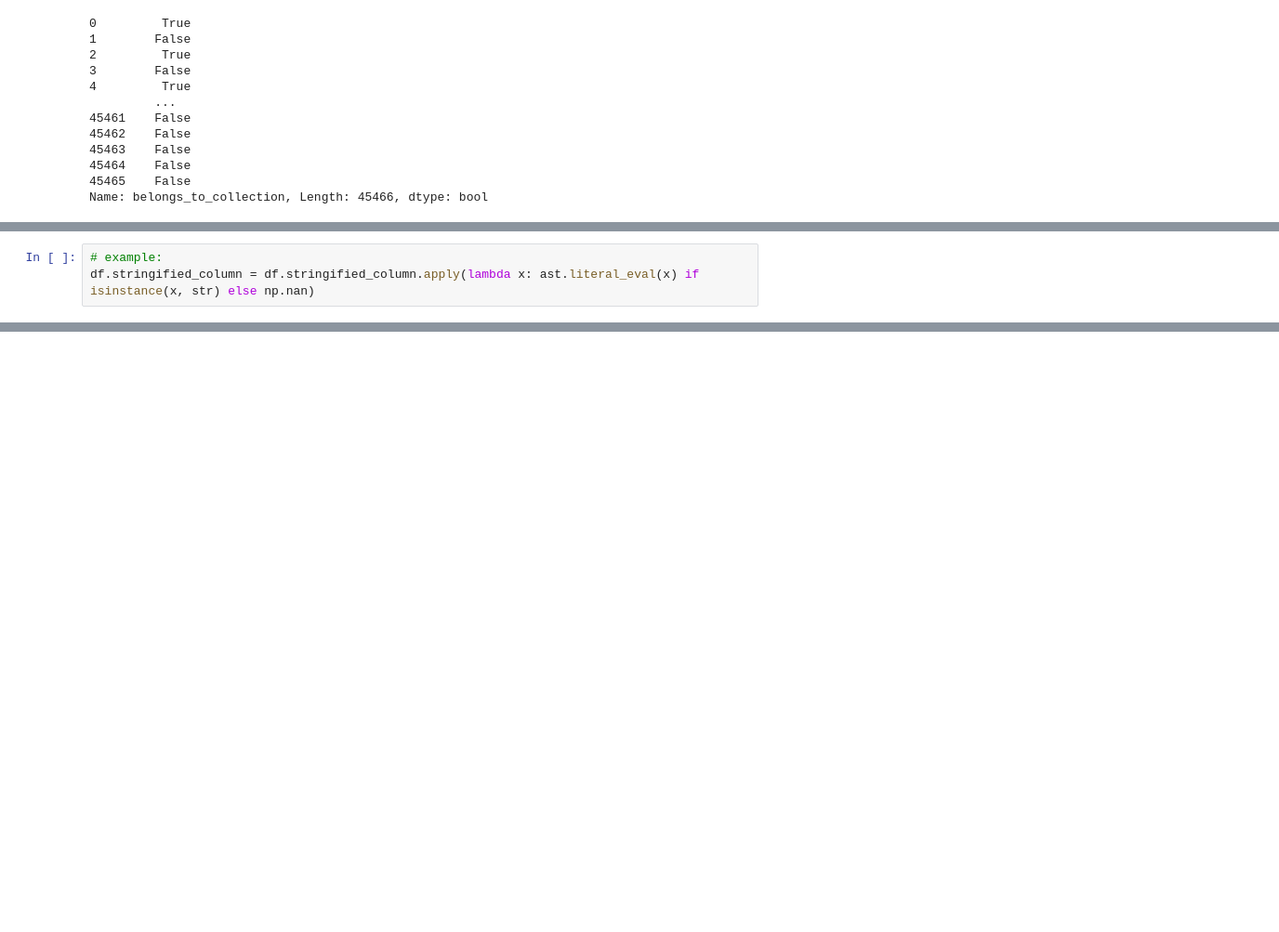
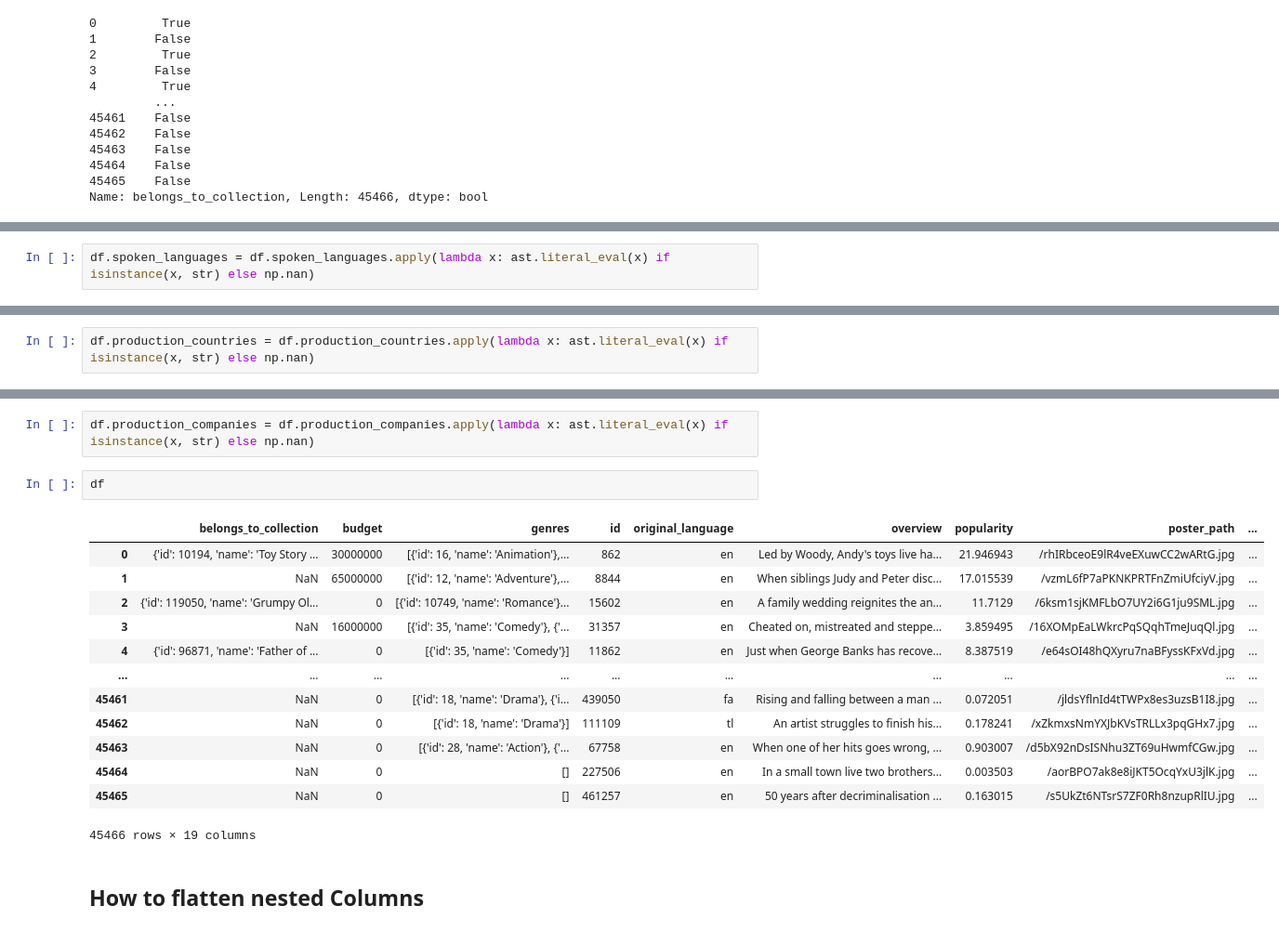
Before and after one commit to Jamal811/Data-Science, a Jupyter notebook: Data-Scince-Projectbase/12-Projects-Data Science course/3 - Project 3 Data Cleaning Tidy up messy Datasets Movies Dataset/Project_03_ProjectBrief_blank.ipynb, the cells around one changed output, grey strips where cells are left out. Shown: that part at 93% size. Saved outputs shown, nothing was run; the diff lists cells and outputs as text; blank space fills up the shorter version.

```diff
--- a/Data-Scince-Projectbase/12-Projects-Data Science course/3 - Project 3 Data Cleaning Tidy up messy Datasets Movies Dataset/Project_03_ProjectBrief_blank.ipynb
+++ b/Data-Scince-Projectbase/12-Projects-Data Science course/3 - Project 3 Data Cleaning Tidy up messy Datasets Movies Dataset/Project_03_ProjectBrief_blank.ipynb
@@ -232,3 +184,0 @@ apply ast.literal_eval() on all stringified elements (you have to import ast):
-# %%
-# example:
-df.stringified_column = df.stringified_column.apply(lambda x: ast.literal_eval(x) if isinstance(x, str) else np.nan)
@@ -255,0 +200,2 @@ There cannot be two or more movies with the same movie id.
+# %%
+df.spoken_languages = df.spoken_languages.apply(lambda x: ast.literal_eval(x) if isinstance(x, str) else np.nan)
@@ -255,0 +217,2 @@ There cannot be two or more movies with the same movie id.
+# %%
+df.production_countries = df.production_countries.apply(lambda x: ast.literal_eval(x) if isinstance(x, str) else np.nan)
@@ -255,0 +234,20 @@ There cannot be two or more movies with the same movie id.
+# %%
+df.production_companies = df.production_companies.apply(lambda x: ast.literal_eval(x) if isinstance(x, str) else np.nan)
+# %%
+df
+# %% [output]
+|  | belongs_to_collection | budget | genres | id | original_language | overview | popularity | poster_path | ... |
+| 0 | {'id': 10194, 'name': 'Toy Story ... | 30000000 | [{'id': 16, 'name': 'Animation'},... | 862 | en | Led by Woody, Andy's toys live ha... | 21.946943 | /rhIRbceoE9lR4veEXuwCC2wARtG.jpg | ... |
+| 1 | NaN | 65000000 | [{'id': 12, 'name': 'Adventure'},... | 8844 | en | When siblings Judy and Peter disc... | 17.015539 | /vzmL6fP7aPKNKPRTFnZmiUfciyV.jpg | ... |
+| 2 | {'id': 119050, 'name': 'Grumpy Ol... | 0 | [{'id': 10749, 'name': 'Romance'}... | 15602 | en | A family wedding reignites the an... | 11.7129 | /6ksm1sjKMFLbO7UY2i6G1ju9SML.jpg | ... |
+| 3 | NaN | 16000000 | [{'id': 35, 'name': 'Comedy'}, {'... | 31357 | en | Cheated on, mistreated and steppe... | 3.859495 | /16XOMpEaLWkrcPqSQqhTmeJuqQl.jpg | ... |
+| 4 | {'id': 96871, 'name': 'Father of ... | 0 | [{'id': 35, 'name': 'Comedy'}] | 11862 | en | Just when George Banks has recove... | 8.387519 | /e64sOI48hQXyru7naBFyssKFxVd.jpg | ... |
+| ... | ... | ... | ... | ... | ... | ... | ... | ... | ... |
+| 45461 | NaN | 0 | [{'id': 18, 'name': 'Drama'}, {'i... | 439050 | fa | Rising and falling between a man ... | 0.072051 | /jldsYflnId4tTWPx8es3uzsB1I8.jpg | ... |
+| 45462 | NaN | 0 | [{'id': 18, 'name': 'Drama'}] | 111109 | tl | An artist struggles to finish his... | 0.178241 | /xZkmxsNmYXJbKVsTRLLx3pqGHx7.jpg | ... |
+| 45463 | NaN | 0 | [{'id': 28, 'name': 'Action'}, {'... | 67758 | en | When one of her hits goes wrong, ... | 0.903007 | /d5bX92nDsISNhu3ZT69uHwmfCGw.jpg | ... |
+| 45464 | NaN | 0 | [] | 227506 | en | In a small town live two brothers... | 0.003503 | /aorBPO7ak8e8iJKT5OcqYxU3jlK.jpg | ... |
+| 45465 | NaN | 0 | [] | 461257 | en | 50 years after decriminalisation ... | 0.163015 | /s5UkZt6NTsrS7ZF0Rh8nzupRlIU.jpg | ... |
+45466 rows × 19 columns
+# %% [markdown]
+## How to flatten nested Columns
```
Also changed, not shown: parts of 64 cells of this notebook, 1 other file.
